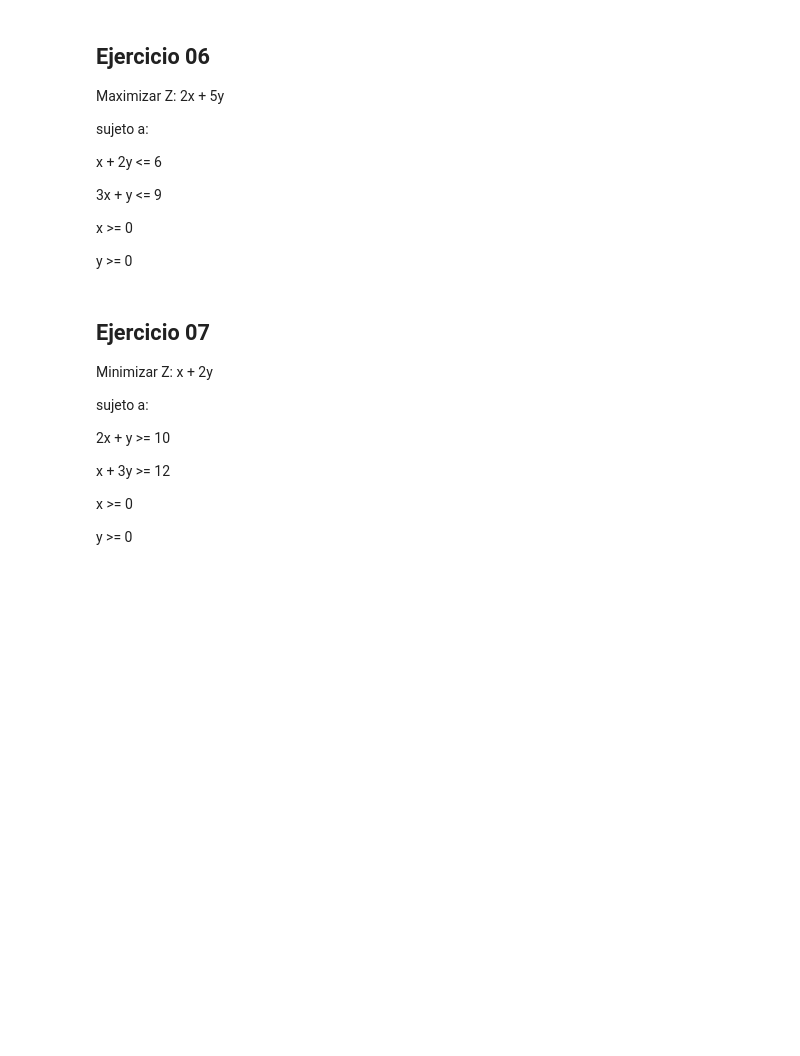
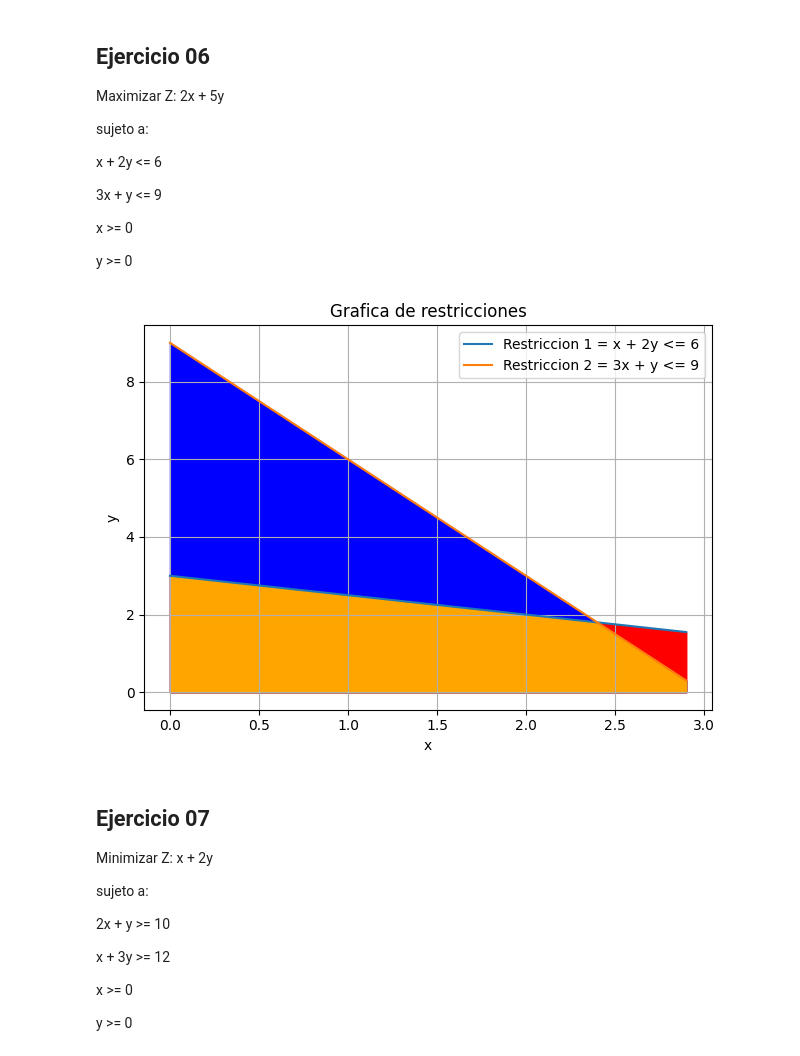
Before and after one commit to JulianaRamirez8/Fundamentos-de-optimizacion-lineal, a Jupyter notebook: Taller_00_solución_gráfica_de_problemas_de_optimización_lineal.ipynb, the cells around one changed output. Saved outputs shown, nothing was run; the diff lists cells and outputs as text; code cells hidden in the pictures; blank space fills up the shorter version.

```diff
--- a/Taller_00_solución_gráfica_de_problemas_de_optimización_lineal.ipynb
+++ b/Taller_00_solución_gráfica_de_problemas_de_optimización_lineal.ipynb
@@ -699,3 +688,42 @@ Maximizar  Z: 2x + 5y
+# %%
+# Resuelva en esta celda el ejercicio
+#Importar librerias
+import numpy as np
+import matplotlib.pyplot as plt
+#Definir funcion
+def min_entre_expresiones(dominio):
+  minimos=[]
+  for x in dominio:
+    #Evaluar los valores de x en cada y
+    y1=(6-x)/2
+    y2=9-3*x
+    minimos.append(min(y1,y2))
+  return minimos
+#Rango de x
+x=np.arange(0,3,0.1)
+#Invocar funcion
+min_valor=min_entre_expresiones(x)
+#Restricciones
+y1=(6-x)/2
+y2=9-3*x
+#Nombres ejes y titulo
+plt.xlabel("x")
+plt.ylabel("y")
+plt.title("Grafica de restricciones")
+#Graficar restricciones
+plt.plot(x,y1,label="Restriccion 1 = x + 2y <= 6")
+plt.plot(x,y2,label="Restriccion 2 = 3x + y <= 9")
+#Graficar area y ajustar relleno
+plt.fill_between(x,y1,color="red")
+plt.fill_between(x,y2,color="blue")
+plt.fill_between(x,min_valor,color="orange")
+plt.tight_layout()
+#Mostrar leyenda, cuadrante y resultados
+plt.legend()
+plt.grid(True)
+plt.show()
+# %% [output]
+[figure, added]
 # %% [markdown]
 ## Ejercicio 07
 
```
Also changed, not shown: parts of 6 cells of this notebook.
